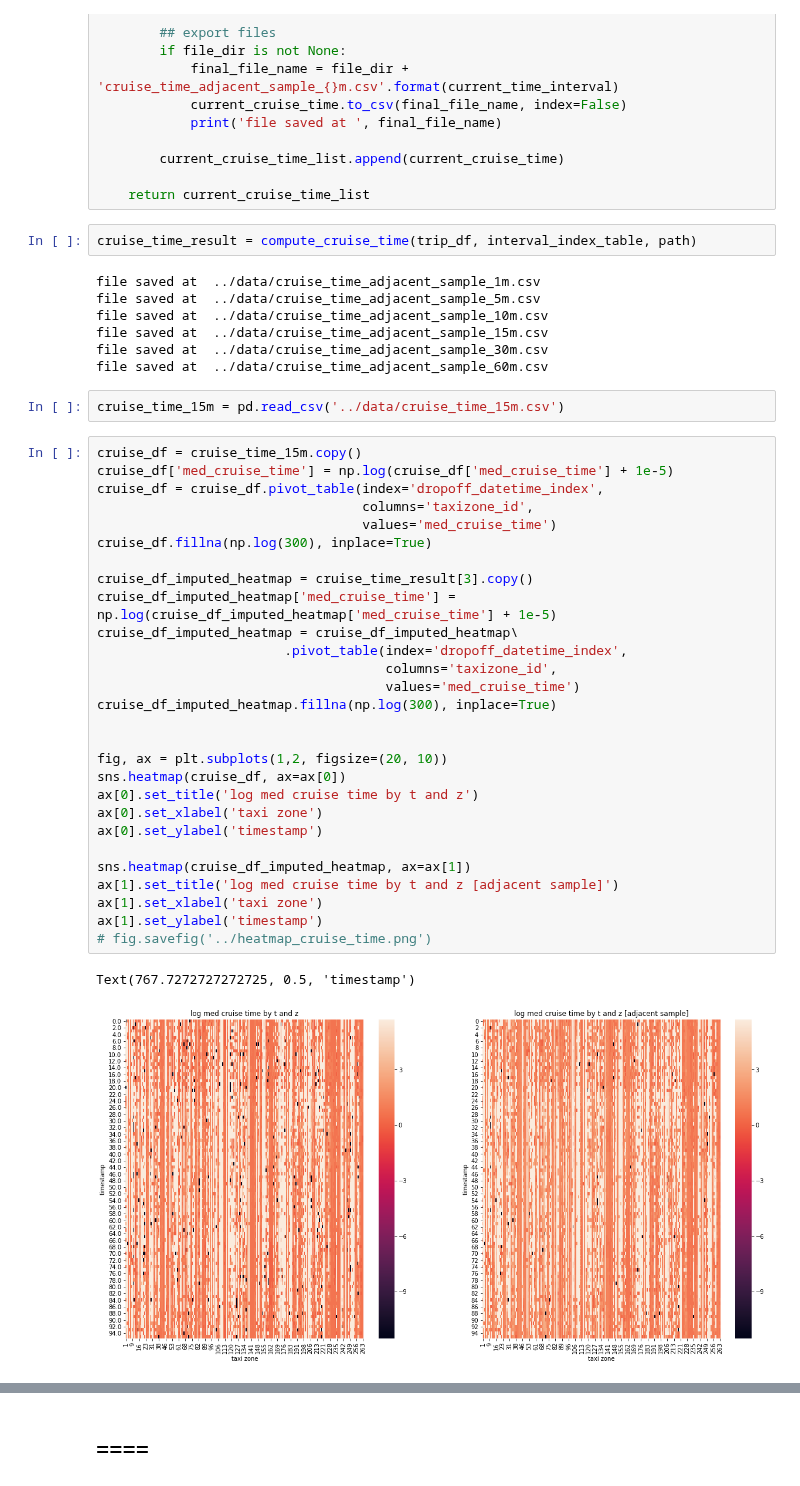
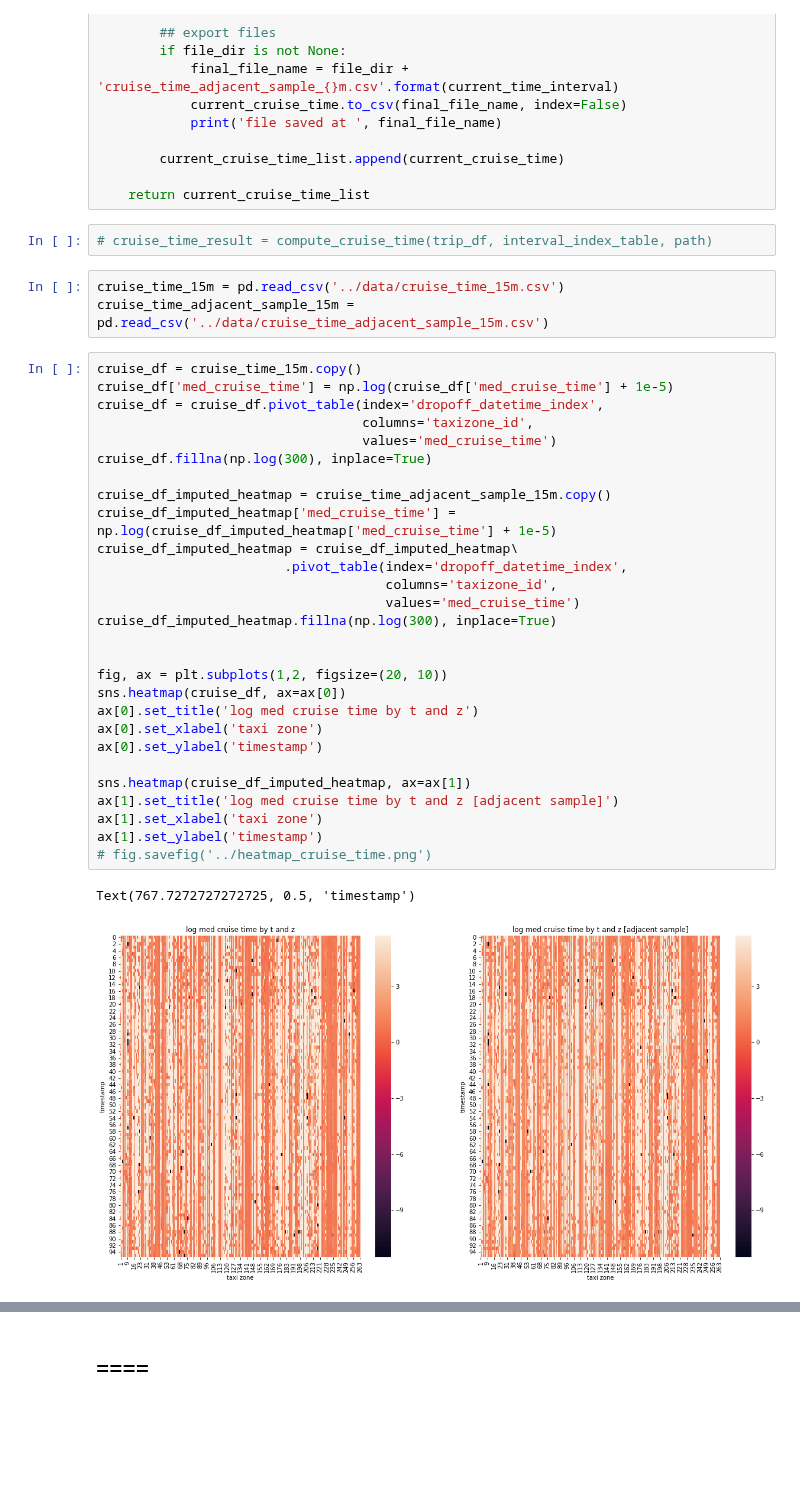
Before and after one commit to skyetim/didi-vehicle-repositioning-strategy, a Jupyter notebook: notebooks/compute_cruise_time_adjacent_sample.ipynb, the cells around one changed output, grey strips where cells are left out. Saved outputs shown, nothing was run; the diff lists cells and outputs as text; blank space fills up the shorter version.

Commit message:
update plots

```diff
--- a/notebooks/compute_cruise_time_adjacent_sample.ipynb
+++ b/notebooks/compute_cruise_time_adjacent_sample.ipynb
@@ -196,44 +196,38 @@ def compute_cruise_time(trip_df, interval_index_table, file_dir):
 
     return current_cruise_time_list
 # %%
-cruise_time_result = compute_cruise_time(trip_df, interval_index_table, path)
+# cruise_time_result = compute_cruise_time(trip_df, interval_index_table, path)
-# %% [output]
-file saved at  ../data/cruise_time_adjacent_sample_1m.csv
-file saved at  ../data/cruise_time_adjacent_sample_5m.csv
-file saved at  ../data/cruise_time_adjacent_sample_10m.csv
-file saved at  ../data/cruise_time_adjacent_sample_15m.csv
-file saved at  ../data/cruise_time_adjacent_sample_30m.csv
-file saved at  ../data/cruise_time_adjacent_sample_60m.csv
 # %%
 cruise_time_15m = pd.read_csv('../data/cruise_time_15m.csv')
+cruise_time_adjacent_sample_15m = pd.read_csv('../data/cruise_time_adjacent_sample_15m.csv')
 # %%
 cruise_df = cruise_time_15m.copy()
 cruise_df['med_cruise_time'] = np.log(cruise_df['med_cruise_time'] + 1e-5)
 cruise_df = cruise_df.pivot_table(index='dropoff_datetime_index',
                                   columns='taxizone_id',
                                   values='med_cruise_time')
 cruise_df.fillna(np.log(300), inplace=True)
 
-cruise_df_imputed_heatmap = cruise_time_result[3].copy()
+cruise_df_imputed_heatmap = cruise_time_adjacent_sample_15m.copy()
 cruise_df_imputed_heatmap['med_cruise_time'] = np.log(cruise_df_imputed_heatmap['med_cruise_time'] + 1e-5)
 cruise_df_imputed_heatmap = cruise_df_imputed_heatmap\
                         .pivot_table(index='dropoff_datetime_index',
                                      columns='taxizone_id',
                                      values='med_cruise_time')
 cruise_df_imputed_heatmap.fillna(np.log(300), inplace=True)
 
 
 fig, ax = plt.subplots(1,2, figsize=(20, 10))
 sns.heatmap(cruise_df, ax=ax[0])
 ax[0].set_title('log med cruise time by t and z')
 ax[0].set_xlabel('taxi zone')
 ax[0].set_ylabel('timestamp')
 
 sns.heatmap(cruise_df_imputed_heatmap, ax=ax[1])
 ax[1].set_title('log med cruise time by t and z [adjacent sample]')
 ax[1].set_xlabel('taxi zone')
 ax[1].set_ylabel('timestamp')
 # fig.savefig('../heatmap_cruise_time.png')
 # %% [output]
 Text(767.7272727272725, 0.5, 'timestamp')
-[figure, old version]
+[figure, new version]
```
Also changed, not shown: parts of 1 cell of this notebook, 1 other file.
